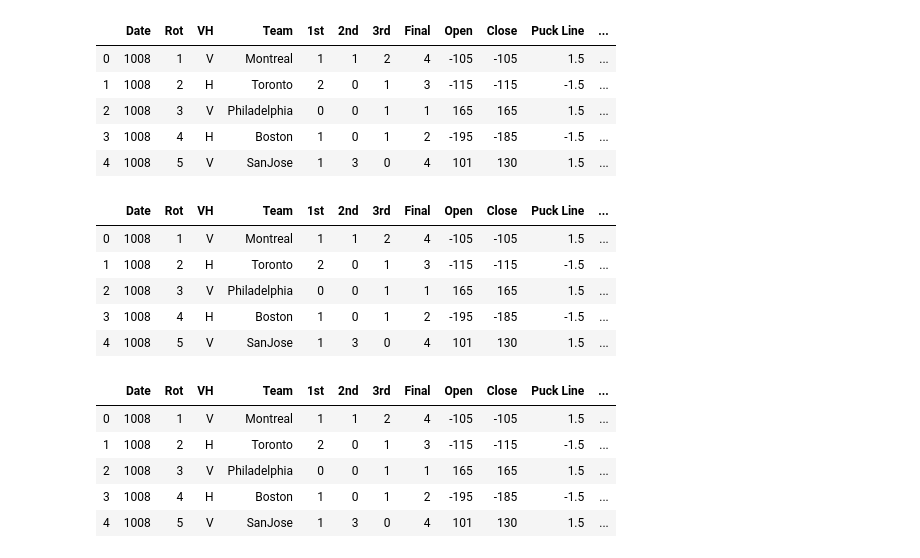
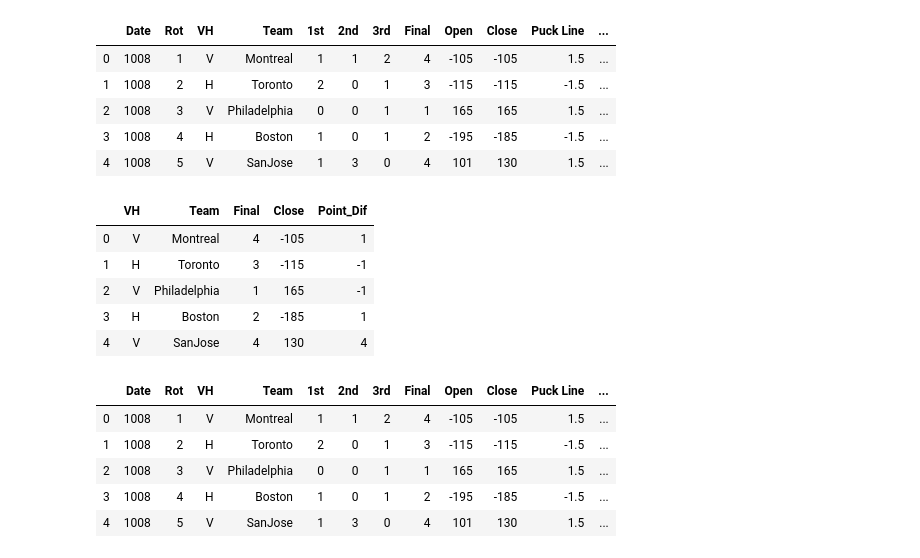
Before and after one commit to MGao535/Betting-on-NHL, a Jupyter notebook: dev/Dylan/Project1_InitialNotebook_Dylan.ipynb, the cells around one changed output. Saved outputs shown, nothing was run; the diff lists cells and outputs as text; code cells hidden in the pictures.

```diff
--- a/dev/Dylan/Project1_InitialNotebook_Dylan.ipynb
+++ b/dev/Dylan/Project1_InitialNotebook_Dylan.ipynb
@@ -36,21 +36,23 @@ df.head()
 # %%
 p_dif = []
 
 for i in range(1, df.shape[0], 2):
         home_dif = df['Final'].iloc[i] - df['Final'].iloc[i-1]
         away_dif = df['Final'].iloc[i-1] - df['Final'].iloc[i]
         p_dif.append(away_dif)
         p_dif.append(home_dif)
 
 df['Point_Dif'] = p_dif
-df.head()
+columns = ['VH', 'Team', 'Final', 'Close', 'Point_Dif']
+p_dif_df = df[columns]
+p_dif_df.head()
 # %% [output]
-|  | Date | Rot | VH | Team | 1st | 2nd | 3rd | Final | Open | Close | Puck Line | ... |
-| 0 | 1008 | 1 | V | Montreal | 1 | 1 | 2 | 4 | -105 | -105 | 1.5 | ... |
-| 1 | 1008 | 2 | H | Toronto | 2 | 0 | 1 | 3 | -115 | -115 | -1.5 | ... |
-| 2 | 1008 | 3 | V | Philadelphia | 0 | 0 | 1 | 1 | 165 | 165 | 1.5 | ... |
-| 3 | 1008 | 4 | H | Boston | 1 | 0 | 1 | 2 | -195 | -185 | -1.5 | ... |
-| 4 | 1008 | 5 | V | SanJose | 1 | 3 | 0 | 4 | 101 | 130 | 1.5 | ... |
+|  | VH | Team | Final | Close | Point_Dif |
+| 0 | V | Montreal | 4 | -105 | 1 |
+| 1 | H | Toronto | 3 | -115 | -1 |
+| 2 | V | Philadelphia | 1 | 165 | -1 |
+| 3 | H | Boston | 2 | -185 | 1 |
+| 4 | V | SanJose | 4 | 130 | 4 |
 # %%
 ml_pays_result = []
 
```
Also changed, not shown: parts of 1 cell of this notebook.
